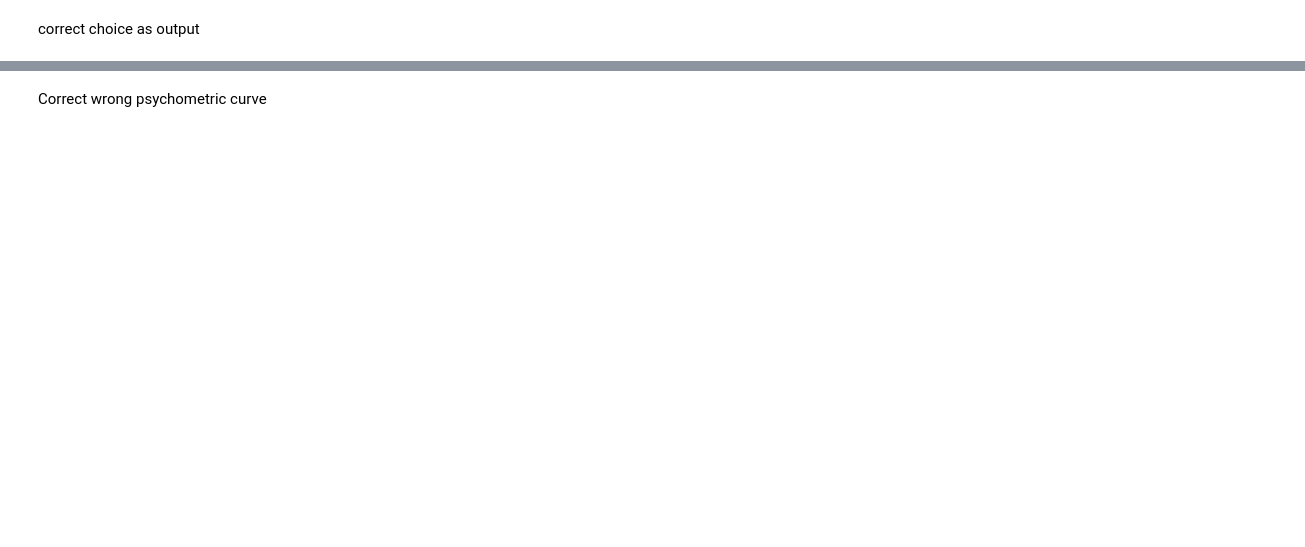
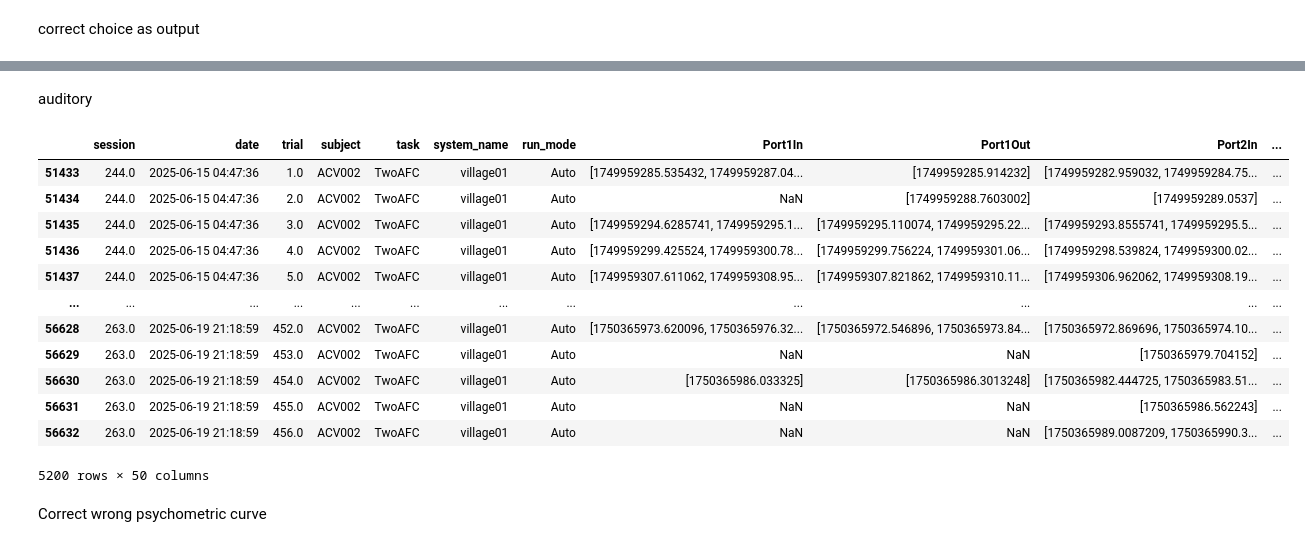
Before and after one commit to LearningCircuitsLab/lecilab-behavior-analysis, a Jupyter notebook: lecilab_behavior_analysis/task_hard_version_playground.ipynb, the cells around one changed output, grey strips where cells are left out. Cells and saved outputs as stored; diff of their text form; code cells hidden in the pictures; blank space fills up the shorter version.

```diff
--- a/lecilab_behavior_analysis/task_hard_version_playground.ipynb
+++ b/lecilab_behavior_analysis/task_hard_version_playground.ipynb
@@ -138,3 +186,23 @@ print(results)
+# %% [markdown]
+auditory
+# %%
+df_auditory = df[df["current_training_stage"] == "TwoAFC_auditory_hard"]
+# %%
+df_auditory
+# %% [output]
+|  | session | date | trial | subject | task | system_name | run_mode | Port1In | Port1Out | Port2In | ... |
+| 51433 | 244.0 | 2025-06-15 04:47:36 | 1.0 | ACV002 | TwoAFC | village01 | Auto | [1749959285.535432, 1749959287.04... | [1749959285.914232] | [1749959282.959032, 1749959284.75... | ... |
+| 51434 | 244.0 | 2025-06-15 04:47:36 | 2.0 | ACV002 | TwoAFC | village01 | Auto | NaN | [1749959288.7603002] | [1749959289.0537] | ... |
+| 51435 | 244.0 | 2025-06-15 04:47:36 | 3.0 | ACV002 | TwoAFC | village01 | Auto | [1749959294.6285741, 1749959295.1... | [1749959295.110074, 1749959295.22... | [1749959293.8555741, 1749959295.5... | ... |
+| 51436 | 244.0 | 2025-06-15 04:47:36 | 4.0 | ACV002 | TwoAFC | village01 | Auto | [1749959299.425524, 1749959300.78... | [1749959299.756224, 1749959301.06... | [1749959298.539824, 1749959300.02... | ... |
+| 51437 | 244.0 | 2025-06-15 04:47:36 | 5.0 | ACV002 | TwoAFC | village01 | Auto | [1749959307.611062, 1749959308.95... | [1749959307.821862, 1749959310.11... | [1749959306.962062, 1749959308.19... | ... |
+| ... | ... | ... | ... | ... | ... | ... | ... | ... | ... | ... | ... |
+| 56628 | 263.0 | 2025-06-19 21:18:59 | 452.0 | ACV002 | TwoAFC | village01 | Auto | [1750365973.620096, 1750365976.32... | [1750365972.546896, 1750365973.84... | [1750365972.869696, 1750365974.10... | ... |
+| 56629 | 263.0 | 2025-06-19 21:18:59 | 453.0 | ACV002 | TwoAFC | village01 | Auto | NaN | NaN | [1750365979.704152] | ... |
+| 56630 | 263.0 | 2025-06-19 21:18:59 | 454.0 | ACV002 | TwoAFC | village01 | Auto | [1750365986.033325] | [1750365986.3013248] | [1750365982.444725, 1750365983.51... | ... |
+| 56631 | 263.0 | 2025-06-19 21:18:59 | 455.0 | ACV002 | TwoAFC | village01 | Auto | NaN | NaN | [1750365986.562243] | ... |
+| 56632 | 263.0 | 2025-06-19 21:18:59 | 456.0 | ACV002 | TwoAFC | village01 | Auto | NaN | NaN | [1750365989.0087209, 1750365990.3... | ... |
+5200 rows × 50 columns
 # %% [markdown]
 Correct wrong psychometric curve
 # %%
```
Also changed, not shown: parts of 15 cells of this notebook.
